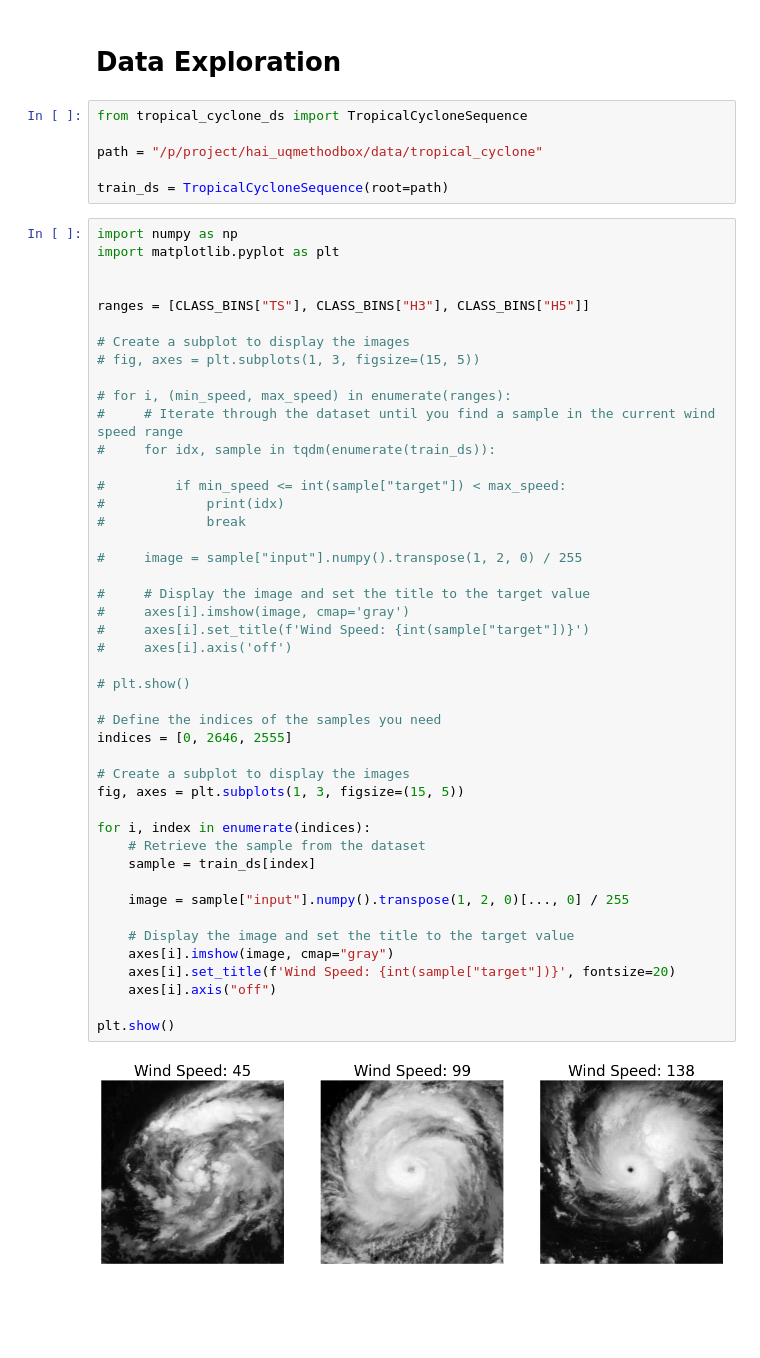
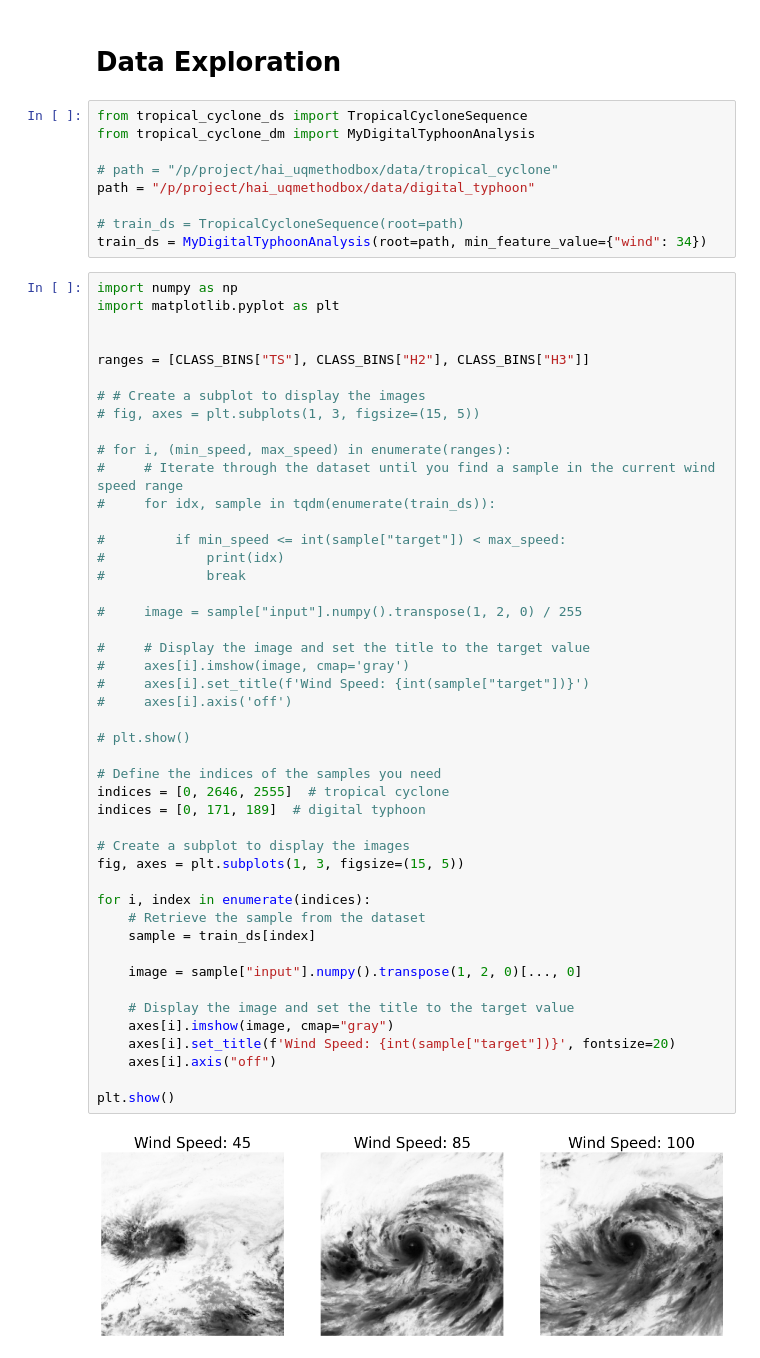
Before and after one commit to nilsleh/tropical_cyclone_uq, a Jupyter notebook: src/results_tropical.ipynb, the cells around one changed output. Saved outputs shown, nothing was run; the diff lists cells and outputs as text; blank space fills up the shorter version.

```diff
--- a/src/results_tropical.ipynb
+++ b/src/results_tropical.ipynb
@@ -2408,18 +2674,21 @@ plot_track(all_test_pred_df, "roe", DS_SPLIT)
 # Data Exploration
 # %%
 from tropical_cyclone_ds import TropicalCycloneSequence
+from tropical_cyclone_dm import MyDigitalTyphoonAnalysis
 
-path = "/p/project/hai_uqmethodbox/data/tropical_cyclone"
+# path = "/p/project/hai_uqmethodbox/data/tropical_cyclone"
+path = "/p/project/hai_uqmethodbox/data/digital_typhoon"
 
-train_ds = TropicalCycloneSequence(root=path)
+# train_ds = TropicalCycloneSequence(root=path)
+train_ds = MyDigitalTyphoonAnalysis(root=path, min_feature_value={"wind": 34})
 # %%
 import numpy as np
 import matplotlib.pyplot as plt
 
 
-ranges = [CLASS_BINS["TS"], CLASS_BINS["H3"], CLASS_BINS["H5"]]
+ranges = [CLASS_BINS["TS"], CLASS_BINS["H2"], CLASS_BINS["H3"]]
 
-# Create a subplot to display the images
+# # Create a subplot to display the images
 # fig, axes = plt.subplots(1, 3, figsize=(15, 5))
 
 # for i, (min_speed, max_speed) in enumerate(ranges):
@@ -2429,36 +2698,37 @@ ranges = [CLASS_BINS["TS"], CLASS_BINS["H3"], CLASS_BINS["H5"]]
 #         if min_speed <= int(sample["target"]) < max_speed:
 #             print(idx)
 #             break
 
 #     image = sample["input"].numpy().transpose(1, 2, 0) / 255
 
 #     # Display the image and set the title to the target value
 #     axes[i].imshow(image, cmap='gray')
 #     axes[i].set_title(f'Wind Speed: {int(sample["target"])}')
 #     axes[i].axis('off')
 
 # plt.show()
 
 # Define the indices of the samples you need
-indices = [0, 2646, 2555]
+indices = [0, 2646, 2555]  # tropical cyclone
+indices = [0, 171, 189]  # digital typhoon
 
 # Create a subplot to display the images
 fig, axes = plt.subplots(1, 3, figsize=(15, 5))
 
 for i, index in enumerate(indices):
     # Retrieve the sample from the dataset
     sample = train_ds[index]
 
-    image = sample["input"].numpy().transpose(1, 2, 0)[..., 0] / 255
+    image = sample["input"].numpy().transpose(1, 2, 0)[..., 0]
 
     # Display the image and set the title to the target value
     axes[i].imshow(image, cmap="gray")
     axes[i].set_title(f'Wind Speed: {int(sample["target"])}', fontsize=20)
     axes[i].axis("off")
 
 plt.show()
 # %% [output]
-[figure, old version]
+[figure, new version]
 # %%
 def retrieve_item(item, ds):
     source_id = item["href"].split("/")[0]
```
Also changed, not shown: parts of 65 cells of this notebook, 3 other files.
